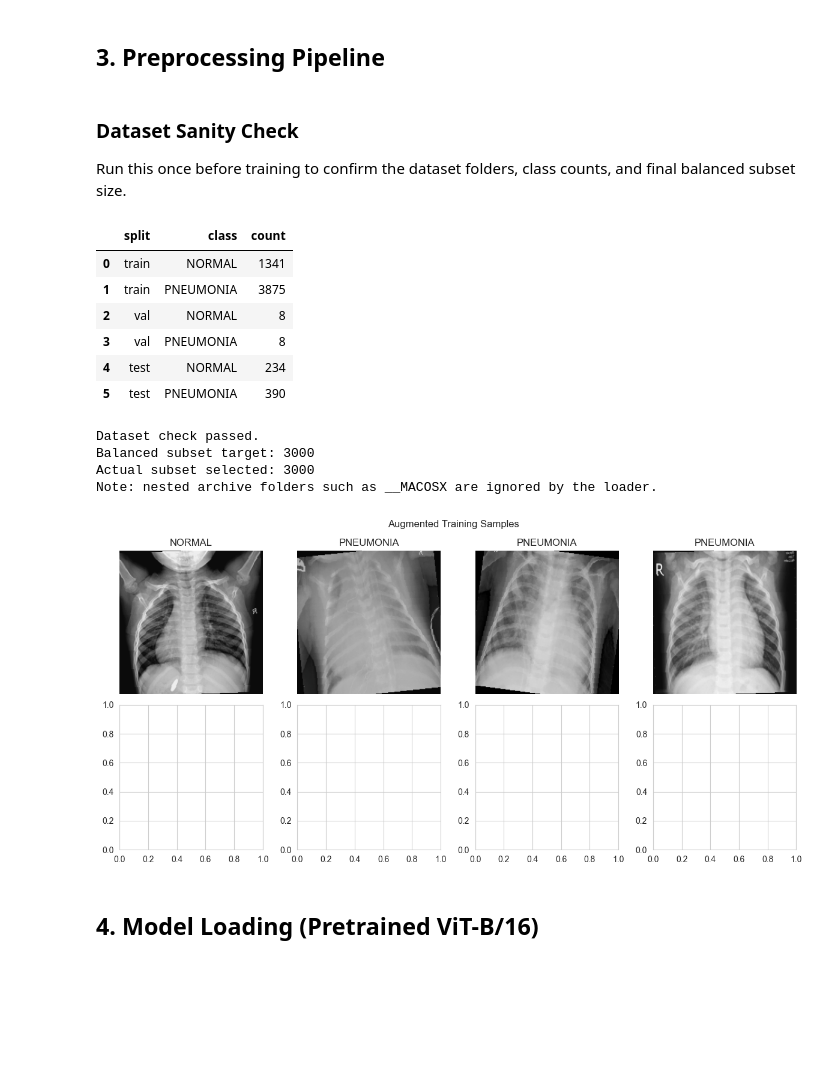
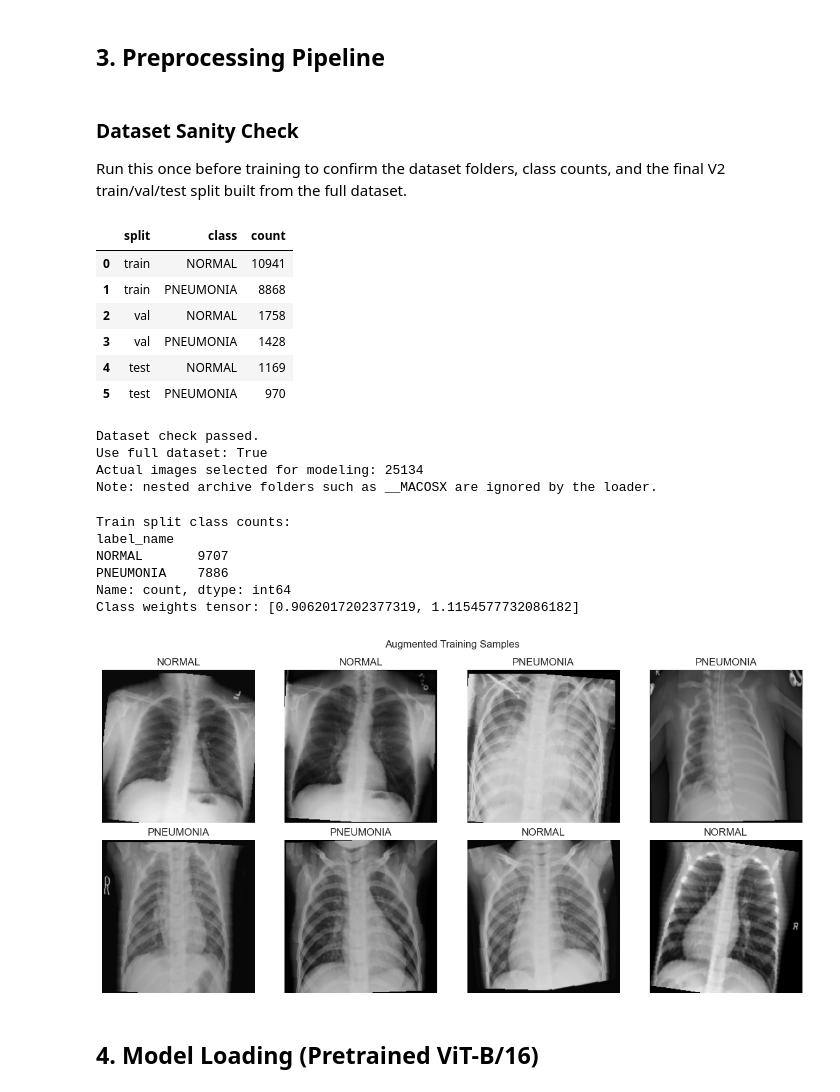
Before and after one commit to Pratyanshprateek/vision_transformer, a Jupyter notebook: medical_image_classification_vit.ipynb, the cells around one changed output. Saved outputs shown, nothing was run; the diff lists cells and outputs as text; code cells hidden in the pictures; blank space fills up the shorter version.

```diff
--- a/medical_image_classification_vit.ipynb
+++ b/medical_image_classification_vit.ipynb
@@ -41,7 +41,7 @@ plt.rcParams['figure.figsize'] = (8, 5)
 
 SEED = 42
 IMAGE_SIZE = 224
-BATCH_SIZE = 8
+BATCH_SIZE = 32
 HEAD_LR = 3e-5
 FINETUNE_LR = 1e-5
 FULL_FINETUNE_LR = 5e-6
@@ -50,9 +50,10 @@ EPOCHS_STAGE_1 = 4
 EPOCHS_STAGE_2 = 4
 EPOCHS_STAGE_3 = 4
 PATIENCE = 3
-TARGET_TOTAL_IMAGES = 3000
+USE_FULL_DATASET = True
+TARGET_TOTAL_IMAGES = None
 NUM_WORKERS = 2
-FORCE_CPU = False # if GPU on windows or mac failing i.e CUDA OR MPS then make it True this
+FORCE_CPU = True
 
 IMAGENET_MEAN = [0.485, 0.456, 0.406]
 IMAGENET_STD = [0.229, 0.224, 0.225]
@@ -71,8 +72,6 @@ else:
 use_amp = device.type == 'cuda'
 if device.type == 'mps':
     BATCH_SIZE = 4
-elif device.type == 'cpu':
-    BATCH_SIZE = 4
 NUM_WORKERS = 2 if device.type == 'cuda' else 0
 
 def set_seed(seed=SEED):
@@ -87,6 +86,7 @@ set_seed(SEED)
 print(f'Force CPU: {FORCE_CPU}')
 print(f'Device: {device}')
 print(f'Mixed precision enabled: {use_amp}')
+print(f'Use full dataset: {USE_FULL_DATASET}')
 print(f'Batch size: {BATCH_SIZE}')
 print(f'Num workers: {NUM_WORKERS}')
 # %% [output]
@@ -153,7 +154,10 @@ def gather_image_paths(data_root: Path):
         raise FileNotFoundError(f'No images found under {data_root.resolve()}. Download the Kaggle dataset and set DATA_ROOT correctly.')
     return df
 
-def build_balanced_subset(df: pd.DataFrame, target_total_images: int = TARGET_TOTAL_IMAGES, seed: int = SEED):
+def build_training_dataframe(df: pd.DataFrame, target_total_images: int | None = TARGET_TOTAL_IMAGES, seed: int = SEED):
+    # V2 default: keep all available images and rely on weighted loss instead of downsampling.
+    if USE_FULL_DATASET or target_total_images is None:
+        return df.sample(frac=1.0, random_state=seed).reset_index(drop=True)
     min_class_size = df['label_name'].value_counts().min()
     per_class_target = min(min_class_size, target_total_images // len(CLASS_NAMES))
     parts = []
@@ -163,15 +167,16 @@ def build_balanced_subset(df: pd.DataFrame, target_total_images: int = TARGET_TO
     return pd.concat(parts).sample(frac=1.0, random_state=seed).reset_index(drop=True)
 
 full_df = gather_image_paths(DATA_ROOT)
-balanced_df = build_balanced_subset(full_df)
-print(f'Target total images for this run: {TARGET_TOTAL_IMAGES}')
-print(f'Balanced subset images selected: {len(balanced_df)}')
-print(f'Images per class in subset: {len(balanced_df) // len(CLASS_NAMES)}')
+modeling_df = build_training_dataframe(full_df)
+print(f'Full dataset images found: {len(full_df)}')
+print(f'Images selected for this run: {len(modeling_df)}')
+print('Selected data class distribution:')
+print(modeling_df['label_name'].value_counts().sort_index())
 
-train_df, temp_df = train_test_split(balanced_df, test_size=0.30, stratify=balanced_df['label'], random_state=SEED)
+train_df, temp_df = train_test_split(modeling_df, test_size=0.30, stratify=modeling_df['label'], random_state=SEED)
 val_df, test_df = train_test_split(temp_df, test_size=0.50, stratify=temp_df['label'], random_state=SEED)
 
-for name, frame in [('Full', full_df), ('Balanced', balanced_df), ('Train', train_df), ('Val', val_df), ('Test', test_df)]:
+for name, frame in [('Full', full_df), ('Modeling', modeling_df), ('Train', train_df), ('Val', val_df), ('Test', test_df)]:
     print(f'{name}: {len(frame)} images')
     print(frame['label_name'].value_counts().sort_index())
     print('-' * 40)
@@ -198,7 +203,7 @@ Name: count, dtype: int64
 # %% [markdown]
 ### Dataset Sanity Check
 
-Run this once before training to confirm the dataset folders, class counts, and final balanced subset size.
+Run this once before training to confirm the dataset folders, class counts, and the final V2 train/val/test split built from the full dataset.
 # %%
 expected_dirs = [
     DATA_ROOT / 'train' / 'NORMAL',
@@ -219,20 +224,20 @@ summary_df = pd.DataFrame([
 
 display(summary_df)
 print('Dataset check passed.')
-print(f'Balanced subset target: {TARGET_TOTAL_IMAGES}')
-print(f'Actual subset selected: {len(balanced_df)}')
+print(f'Use full dataset: {USE_FULL_DATASET}')
+print(f'Actual images selected for modeling: {len(modeling_df)}')
 print('Note: nested archive folders such as __MACOSX are ignored by the loader.')
 # %% [output]
 |  | split | class | count |
-| 0 | train | NORMAL | 1341 |
-| 1 | train | PNEUMONIA | 3875 |
-| 2 | val | NORMAL | 8 |
-| 3 | val | PNEUMONIA | 8 |
-| 4 | test | NORMAL | 234 |
-| 5 | test | PNEUMONIA | 390 |
+| 0 | train | NORMAL | 10941 |
+| 1 | train | PNEUMONIA | 8868 |
+| 2 | val | NORMAL | 1758 |
+| 3 | val | PNEUMONIA | 1428 |
+| 4 | test | NORMAL | 1169 |
+| 5 | test | PNEUMONIA | 970 |
 Dataset check passed.
-Balanced subset target: 3000
-Actual subset selected: 3000
+Use full dataset: True
+Actual images selected for modeling: 25134
 Note: nested archive folders such as __MACOSX are ignored by the loader.
 # %%
 class RandomBrightnessContrast:
@@ -247,10 +252,12 @@ class RandomBrightnessContrast:
 
 train_transforms = transforms.Compose([
     transforms.Grayscale(num_output_channels=3),
-    transforms.Resize((IMAGE_SIZE, IMAGE_SIZE)),
+    transforms.Resize((IMAGE_SIZE + 12, IMAGE_SIZE + 12)),
+    transforms.RandomResizedCrop(IMAGE_SIZE, scale=(0.92, 1.0), ratio=(0.95, 1.05)),
     transforms.RandomHorizontalFlip(p=0.5),
-    transforms.RandomRotation(degrees=10),
-    RandomBrightnessContrast(brightness=0.12, contrast=0.12),
+    transforms.RandomRotation(degrees=8),
+    transforms.RandomAffine(degrees=0, translate=(0.03, 0.03)),
+    RandomBrightnessContrast(brightness=0.10, contrast=0.10),
     transforms.ToTensor(),
     transforms.Normalize(mean=IMAGENET_MEAN, std=IMAGENET_STD),
 ])
@@ -273,34 +280,47 @@ class ChestXrayDataset(Dataset):
     def __getitem__(self, idx):
         row = self.dataframe.iloc[idx]
         image = Image.open(row['path']).convert('L')
         if self.transform is not None:
             image = self.transform(image)
         return image, int(row['label']), row['path']
 
 train_dataset = ChestXrayDataset(train_df, transform=train_transforms)
 val_dataset = ChestXrayDataset(val_df, transform=eval_transforms)
 test_dataset = ChestXrayDataset(test_df, transform=eval_transforms)
 
+train_class_counts = train_df['label'].value_counts().sort_index()
+# Higher weight goes to the relatively smaller class without discarding real samples.
+class_weights = torch.tensor(len(train_df) / (len(CLASS_NAMES) * train_class_counts.values), dtype=torch.float32, device=device)
+print('Train split class counts:')
+print(train_df['label_name'].value_counts().sort_index())
+print(f'Class weights tensor: {class_weights.detach().cpu().tolist()}')
+
 train_loader = DataLoader(train_dataset, batch_size=BATCH_SIZE, shuffle=True, num_workers=NUM_WORKERS, pin_memory=torch.cuda.is_available())
 val_loader = DataLoader(val_dataset, batch_size=BATCH_SIZE, shuffle=False, num_workers=NUM_WORKERS, pin_memory=torch.cuda.is_available())
 test_loader = DataLoader(test_dataset, batch_size=BATCH_SIZE, shuffle=False, num_workers=NUM_WORKERS, pin_memory=torch.cuda.is_available())
 
 def denormalize_image(tensor):
     mean = torch.tensor(IMAGENET_MEAN).view(3, 1, 1)
     std = torch.tensor(IMAGENET_STD).view(3, 1, 1)
     return (tensor.detach().cpu() * std + mean).clamp(0, 1)
 
 sample_images, sample_labels, _ = next(iter(train_loader))
 fig, axes = plt.subplots(2, 4, figsize=(12, 6))
 for ax, image, label in zip(axes.flatten(), sample_images[:8], sample_labels[:8]):
     ax.imshow(denormalize_image(image).permute(1, 2, 0))
     ax.set_title(CLASS_NAMES[label])
     ax.axis('off')
 plt.suptitle('Augmented Training Samples')
 plt.tight_layout()
 plt.show()
 # %% [output]
+Train split class counts:
+label_name
+NORMAL       9707
+PNEUMONIA    7886
+Name: count, dtype: int64
+Class weights tensor: [0.9062017202377319, 1.1154577732086182]
-[figure, old version]
+[figure, new version]
 # %% [markdown]
 ## 4. Model Loading (Pretrained ViT-B/16)
 # %%
```
Also changed, not shown: parts of 10 cells of this notebook, 1 other file.
